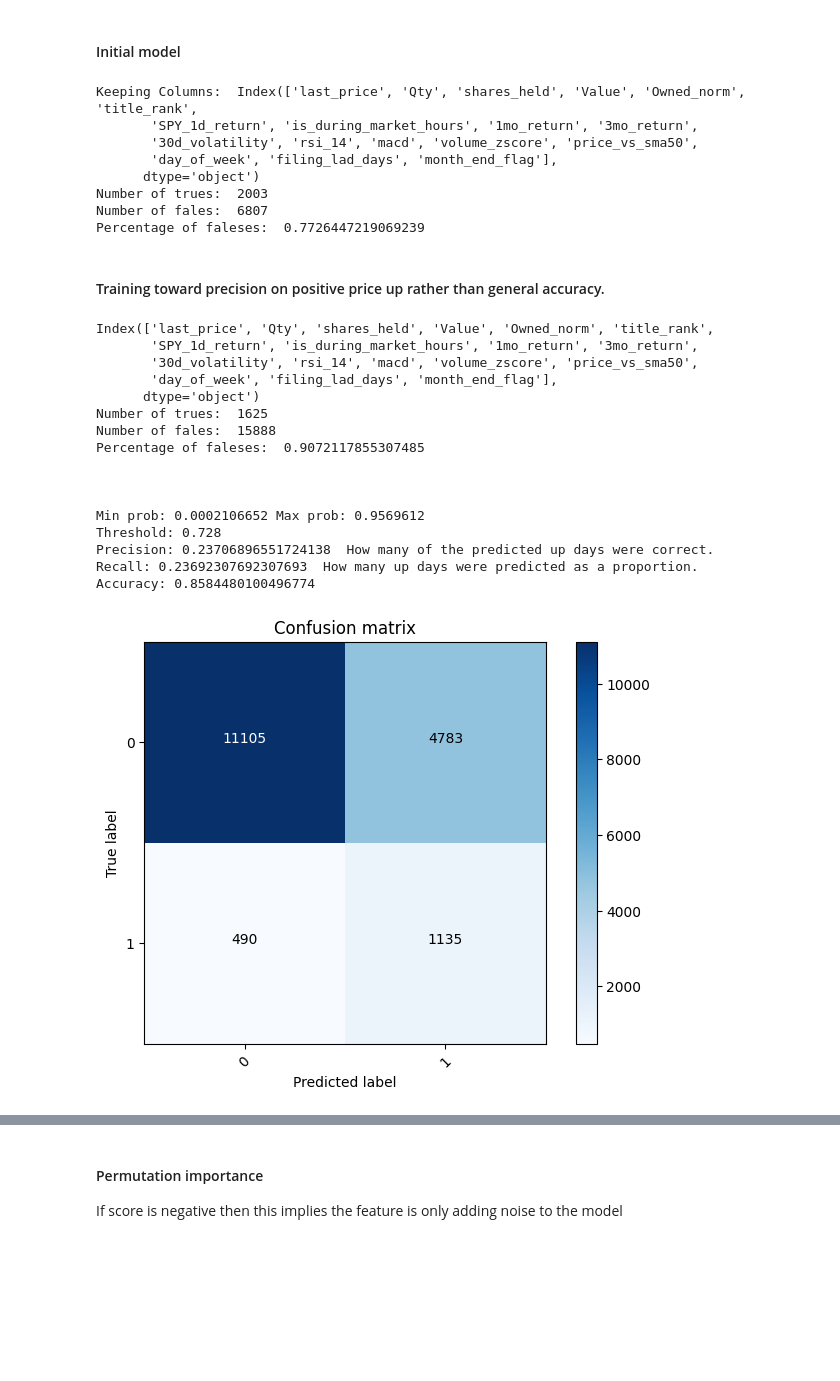
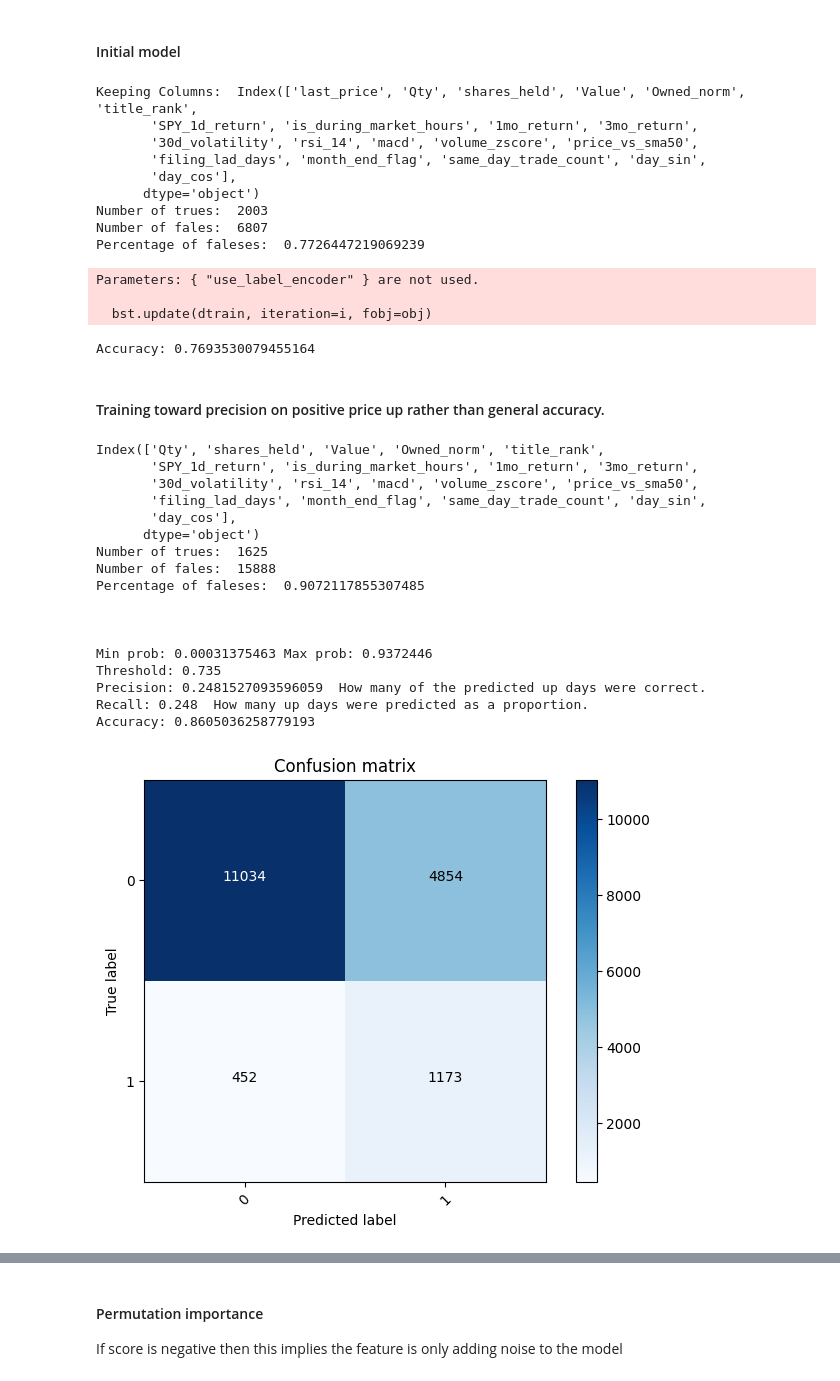
Before and after one commit to aaron-galligan/TradingBot, a Jupyter notebook: analysis.ipynb, the cells around one changed output, grey strips where cells are left out. Cells and saved outputs as stored; diff of their text form; code cells hidden in the pictures; blank space fills up the shorter version.

```diff
--- a/analysis.ipynb
+++ b/analysis.ipynb
@@ -79,5 +82,11 @@ Loading a model
+# %%
+df = joblib.load('saved_vars/35_features_2015_21-10-2025.joblib')
+# took 14 min last time
 # %%
+df_by_ticker = df.copy()
 print(df_by_ticker.shape)
+#remove rows with nans or neg nums in certain rows.
 df_by_ticker = df_by_ticker.dropna()
+df_by_ticker = df_by_ticker[(df_by_ticker[['last_price', 'Qty', 'shares_held', 'Owned', 'Value', 'Owned_norm', 'title_rank', 'filing_lad_days', 'same_day_trade_count']] >= 0).all(axis=1)]
 print(df_by_ticker.shape)
 # %% [output]
@@ -369,7 +381,8 @@ Owned: Now using Owned_norm to deal with the 'New' values in Owned.
 X = df_by_ticker.drop([
     'transaction_date', 'trade_date', 'eff_trans_date',
     'ticker','company_name', 'owner_name', 'prev_prices', 'future_prices',
-    'Title', 'transaction_type', 'Owned','trade_date_epoch', 'eff_trans_date_epoch'
+    'Title', 'transaction_type', 'Owned','trade_date_epoch', 'eff_trans_date_epoch',
+    'day_of_week'
     ], axis=1)
 
 print('Keeping Columns: ', X.columns)
@@ -421,11 +434,16 @@ print('Accuracy:', acc)
 Keeping Columns:  Index(['last_price', 'Qty', 'shares_held', 'Value', 'Owned_norm', 'title_rank',
        'SPY_1d_return', 'is_during_market_hours', '1mo_return', '3mo_return',
        '30d_volatility', 'rsi_14', 'macd', 'volume_zscore', 'price_vs_sma50',
-       'day_of_week', 'filing_lad_days', 'month_end_flag'],
+       'filing_lad_days', 'month_end_flag', 'same_day_trade_count', 'day_sin',
+       'day_cos'],
       dtype='object')
 Number of trues:  2003
 Number of fales:  6807
 Percentage of faleses:  0.7726447219069239
+Parameters: { "use_label_encoder" } are not used.
+
+  bst.update(dtrain, iteration=i, fobj=obj)
+Accuracy: 0.7693530079455164
 # %% [markdown]
 #### Training toward precision on positive price up rather than general accuracy.
 # %%
@@ -440,7 +458,8 @@ X = df_by_ticker.drop([
 X = df_by_ticker.drop([
     'transaction_date', 'trade_date', 'eff_trans_date',
     'ticker','company_name', 'owner_name', 'prev_prices', 'future_prices',
-    'Title', 'transaction_type', 'Owned','trade_date_epoch', 'eff_trans_date_epoch'
+    'Title', 'transaction_type', 'Owned','trade_date_epoch', 'eff_trans_date_epoch',
+    'day_of_week', 'last_price'
     ], axis=1)
 print(X.columns)
 
@@ -492,38 +511,39 @@ th = th[valid]
 
 # Choose threshold where precision >= recall (balanced conservatism)
 import numpy as np
 idx = np.argmax(prec >= rec)
 chosen_threshold = th[idx] if len(th) > 0 else 0.5
 
 y_pred = (y_pred_proba > chosen_threshold).astype(int)
 
 from sklearn.metrics import precision_score, recall_score, accuracy_score
 print(f"Threshold: {chosen_threshold:.3f}")
 print("Precision:", precision_score(y_test, y_pred), ' How many of the predicted up days were correct.')
 print("Recall:", recall_score(y_test, y_pred), ' How many up days were predicted as a proportion.')
 print("Accuracy:", accuracy_score(y_test, y_pred))
 
 
 
 y_pred = clf.predict(X_test)
 confusion_mtx = confusion_matrix(y_test, y_pred)
 #print(confusion_mtx)
 plot_confusion_matrix(confusion_mtx, classes = range(2))
 # %% [output]
-Index(['last_price', 'Qty', 'shares_held', 'Value', 'Owned_norm', 'title_rank',
+Index(['Qty', 'shares_held', 'Value', 'Owned_norm', 'title_rank',
        'SPY_1d_return', 'is_during_market_hours', '1mo_return', '3mo_return',
        '30d_volatility', 'rsi_14', 'macd', 'volume_zscore', 'price_vs_sma50',
-       'day_of_week', 'filing_lad_days', 'month_end_flag'],
+       'filing_lad_days', 'month_end_flag', 'same_day_trade_count', 'day_sin',
+       'day_cos'],
       dtype='object')
 Number of trues:  1625
 Number of fales:  15888
 Percentage of faleses:  0.9072117855307485
 
 
 
-Min prob: 0.0002106652 Max prob: 0.9569612
-Threshold: 0.728
-Precision: 0.23706896551724138  How many of the predicted up days were correct.
-Recall: 0.23692307692307693  How many up days were predicted as a proportion.
-Accuracy: 0.8584480100496774
+Min prob: 0.00031375463 Max prob: 0.9372446
+Threshold: 0.735
+Precision: 0.2481527093596059  How many of the predicted up days were correct.
+Recall: 0.248  How many up days were predicted as a proportion.
+Accuracy: 0.8605036258779193
-[figure, old version]
+[figure, new version]
```
Also changed, not shown: parts of 17 cells of this notebook, 6 other files.
